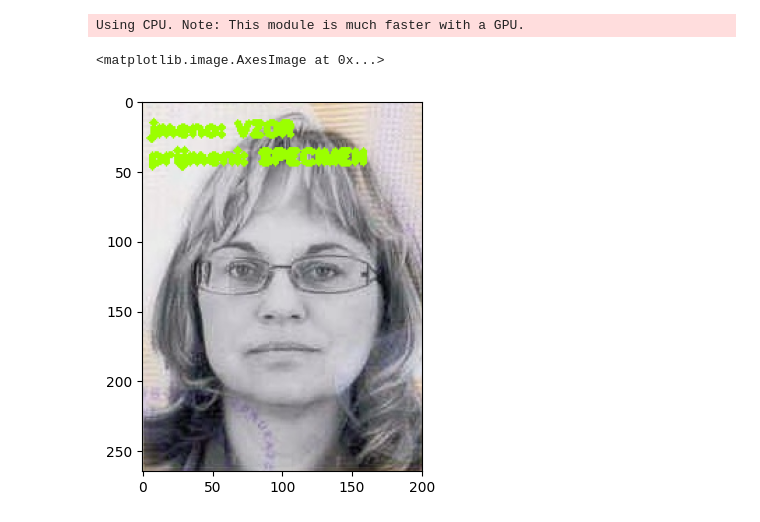
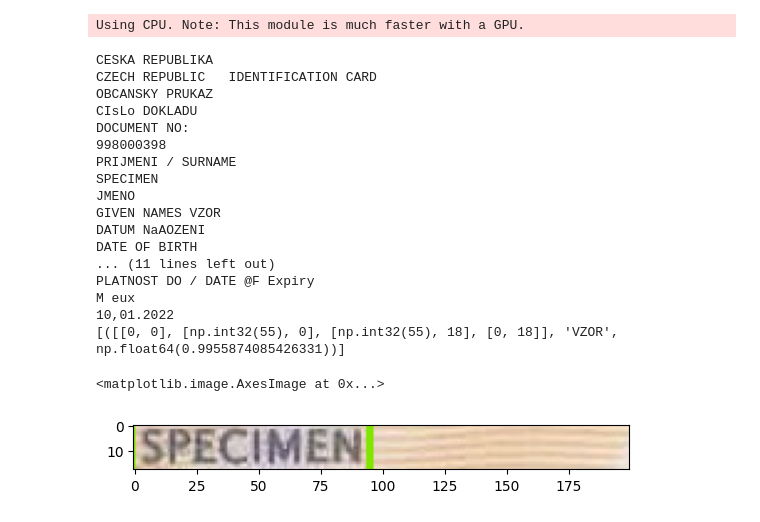
Before and after one commit to TUL-IT-2020/PVI-Pocitacove_videni, a Jupyter notebook: cviceni/cv09/PVI_CV09_ocr.ipynb, the cells around one changed output. Drawn from its saved outputs; the diff is of its cells as text; code cells hidden in the pictures.

```diff
--- a/cviceni/cv09/PVI_CV09_ocr.ipynb
+++ b/cviceni/cv09/PVI_CV09_ocr.ipynb
@@ -81,26 +82,46 @@ Using CPU. Note: This module is much faster with a GPU.
 # %%
 boxes = []
 for t in text:
     bbox, chars, score = t
     boxes.append(bbox)
-    #cv2.rectangle(img_pat, bbox[0], bbox[2], (128, 230, 0), 2)
+    cv2.rectangle(img_pat, bbox[0], bbox[2], (128, 230, 0), 2)
+    print(chars)
 
-#plt.imshow(img_pat[boxes[6][2][0]:boxes[6][2][0]+boxes[6][0][0], boxes[6][0][1]:boxes[6][0][1]+boxes[6][1][1]])
 specimen_coor = [(159,86), (359, 86), (359, 104), (159, 104)]
 vzor_coor = [(159, 110), (359, 110), (359, 128), (159, 128)]
 
 spec_img = img_pat[specimen_coor[0][1]:specimen_coor[2][1], specimen_coor[0][0]:specimen_coor[2][0]]
 vzor_img = img_pat[vzor_coor[0][1]:vzor_coor[2][1], vzor_coor[0][0]:vzor_coor[2][0]]
 
 text_vzor = reader.readtext(vzor_img)
+print(text_vzor)
 text_specimen = reader.readtext(spec_img)
 
 photo_coor = [(26, 132), (227, 132), (227, 397), (26, 397)]
 photo_img = img_pat[photo_coor[0][1]:photo_coor[2][1], photo_coor[0][0]:photo_coor[2][0]]
 
-img_with_text = cv2.putText(photo_img, "jmeno: " + text_vzor[0][1], (5, 25), 1, 1, color=[155, 255, 0], thickness=3)
-img_with_text = cv2.putText(img_with_text, "prijmeni: " + text_specimen[0][1], (5, 45), 1, 1, color=[155, 255, 0], thickness=3)
-plt.imshow(photo_img)
+img_with_text = photo_img.copy()
+img_with_text = cv2.putText(img_with_text, "jmeno: " + text_vzor[0][1], (5, 25), 5, 0.7, color=[255, 55, 0], thickness=1)
+img_with_text = cv2.putText(img_with_text, "prijmeni: " + text_specimen[0][1], (5, 45), 5, 0.7, color=[255, 55, 0], thickness=1)
+plt.imshow(img_with_text)
+plt.imshow(spec_img)
 # %% [output]
-<matplotlib.image.AxesImage at 0x...>
+CESKA REPUBLIKA
+CZECH REPUBLIC   IDENTIFICATION CARD
+OBCANSKY PRUKAZ
+CIsLo DOKLADU
+DOCUMENT NO:
+998000398
+PRIJMENI / SURNAME
+SPECIMEN
+JMENO
+GIVEN NAMES VZOR
+DATUM NaAOZENI
+DATE OF BIRTH
+... (11 lines left out)
+PLATNOST DO / DATE @F Expiry
+M eux
+10,01.2022
+[([[0, 0], [np.int32(55), 0], [np.int32(55), 18], [0, 18]], 'VZOR', np.float64(0.9955874085426331))]
+<matplotlib.image.AxesImage at 0x...>
-[figure, old version]
+[figure, new version]
```
Also changed, not shown: parts of 2 cells of this notebook.
